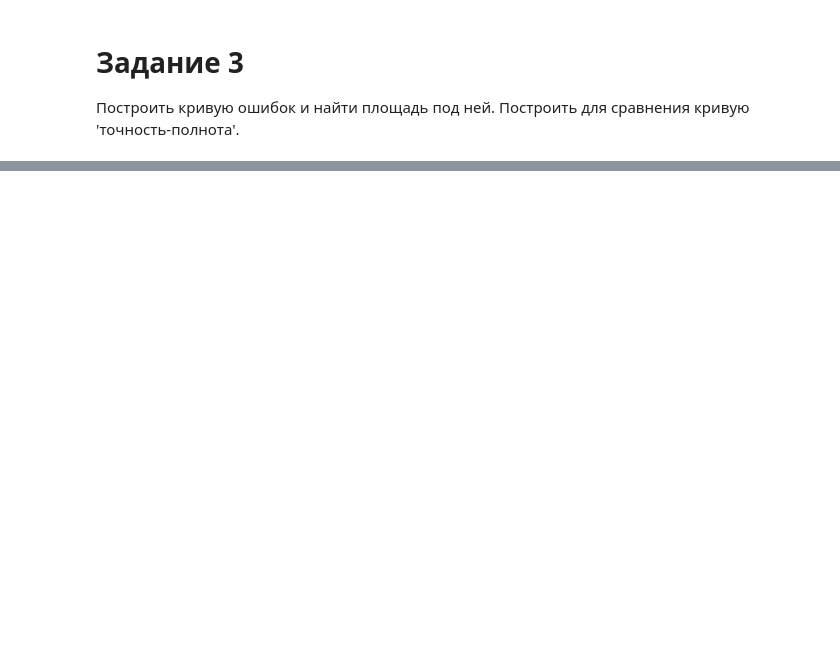
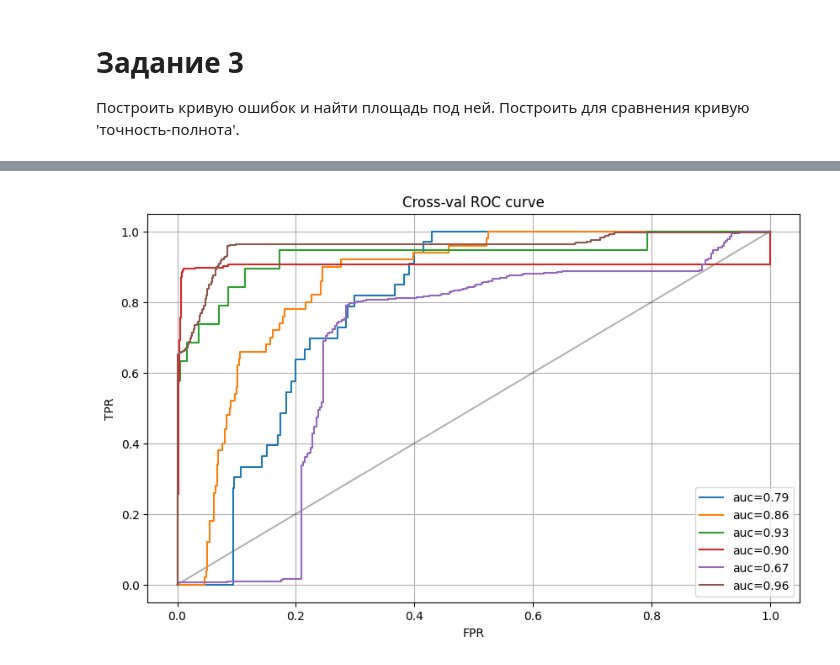
Before and after one commit to goglom/MMAD, a Jupyter notebook: Problem_5/Problem_5.ipynb, the cells around one changed output, grey strips where cells are left out. Cells and saved outputs as stored; diff of their text form; code cells hidden in the pictures; blank space fills up the shorter version.

```diff
--- a/Problem_5/Problem_5.ipynb
+++ b/Problem_5/Problem_5.ipynb
@@ -174,0 +193,28 @@ plot_curve(*roc_curve, 'FPR', 'TPR', f'ROC curve; AUC = {rock_auc:.2f}')
+# %%
+clf = LogisticRegression(solver='newton-cg')
+cv = KFold(n_splits=6)
+
+plt.figure(figsize=(10, 6), dpi=100)
+plt.title('Cross-val ROC curve')
+plt.plot([0, 1], [0, 1], alpha = 0.3, color = 'black')
+plt.xlim([-0.05, 1.05])
+plt.ylim([-0.05, 1.05])
+plt.ylabel('TPR')
+plt.xlabel('FPR')
+
+
+for train, test in cv.split(X, y):
+  clf.fit(X[train], y[train])
+  y_gt = y[test]
+  y_pred_probs = clf.predict_proba(X[test])[:, 1]
+
+  rock_curve = get_roc_curve(y_pred_probs, y_gt)
+  roc_auc = auc(*rock_curve)
+
+  plt.plot(*rock_curve, label=f'auc={roc_auc:.2f}')
+
+
+plt.grid()
+plt.legend();
+# %% [output]
+[figure, added]
```
Also changed, not shown: parts of 17 cells of this notebook.
